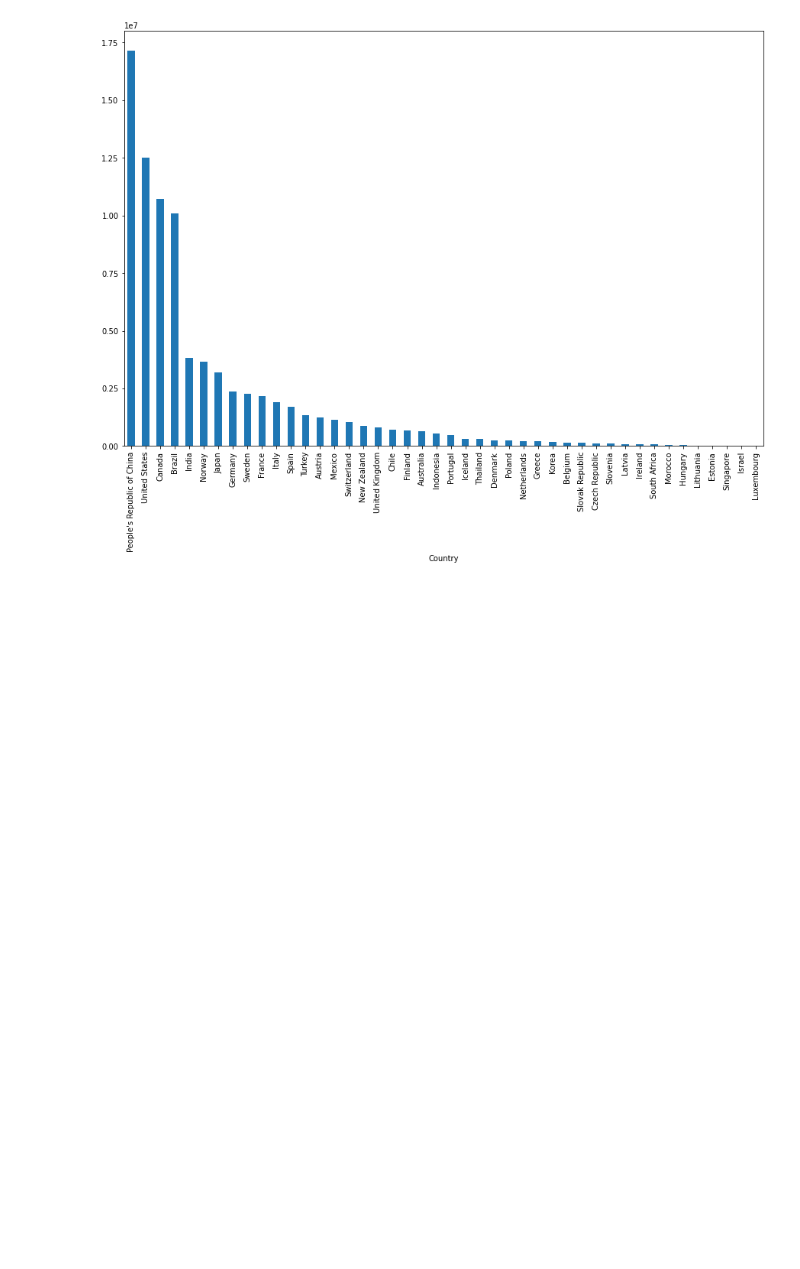
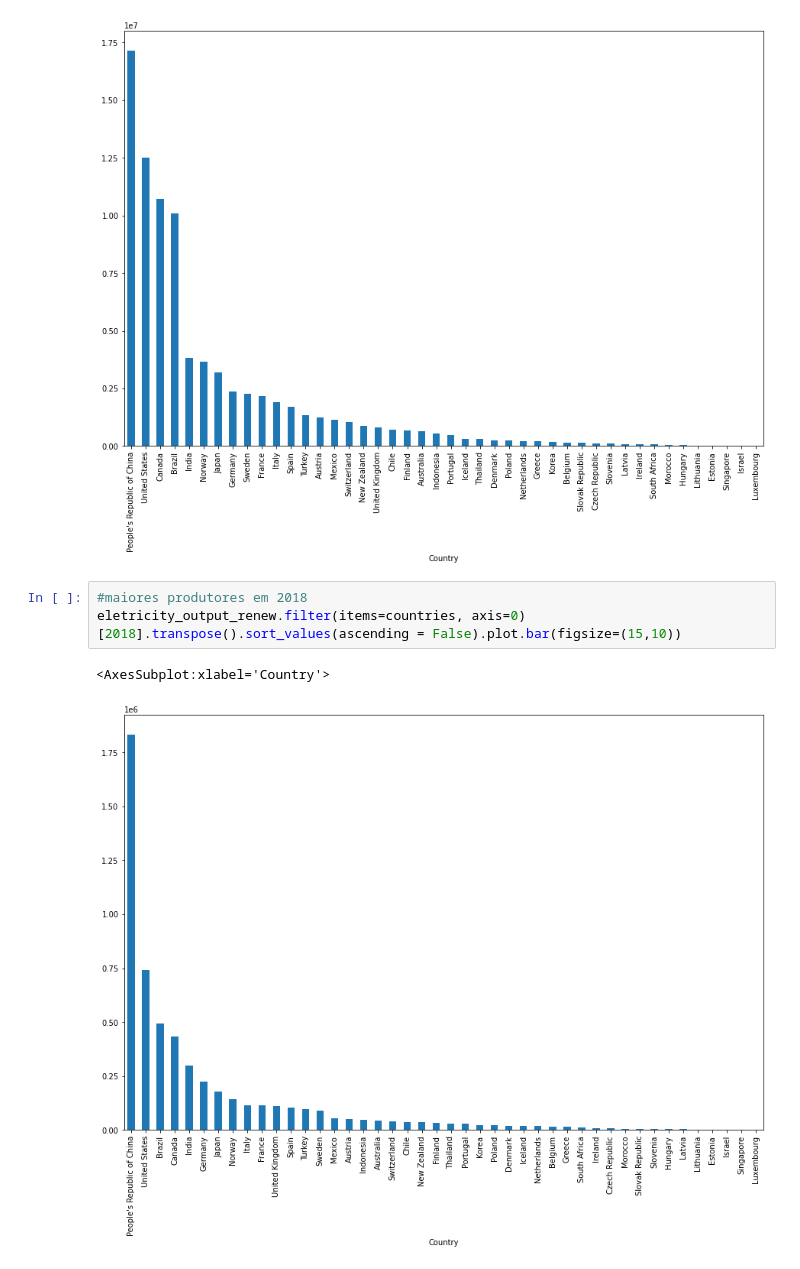
Before and after one commit to VitorHugoOli/Analise_Dados_Energetico, a Jupyter notebook: Analise_IEA.ipynb, the cells around one changed output. Drawn from its saved outputs; the diff is of its cells as text; blank space fills up the shorter version.

```diff
--- a/Analise_IEA.ipynb
+++ b/Analise_IEA.ipynb
@@ -182,5 +236,11 @@ eletricity_output_renew.filter(items=countries, axis=0).transpose().sum().sort_v
 # %% [output]
 <AxesSubplot:xlabel='Country'>
 [figure]
+# %%
+#maiores produtores em 2018
+eletricity_output_renew.filter(items=countries, axis=0)[2018].transpose().sort_values(ascending = False).plot.bar(figsize=(15,10))
+# %% [output]
+<AxesSubplot:xlabel='Country'>
+[figure, added]
 # %%
 #maiores consumidores de energia no total
```
Also changed, not shown: parts of 16 cells of this notebook.
